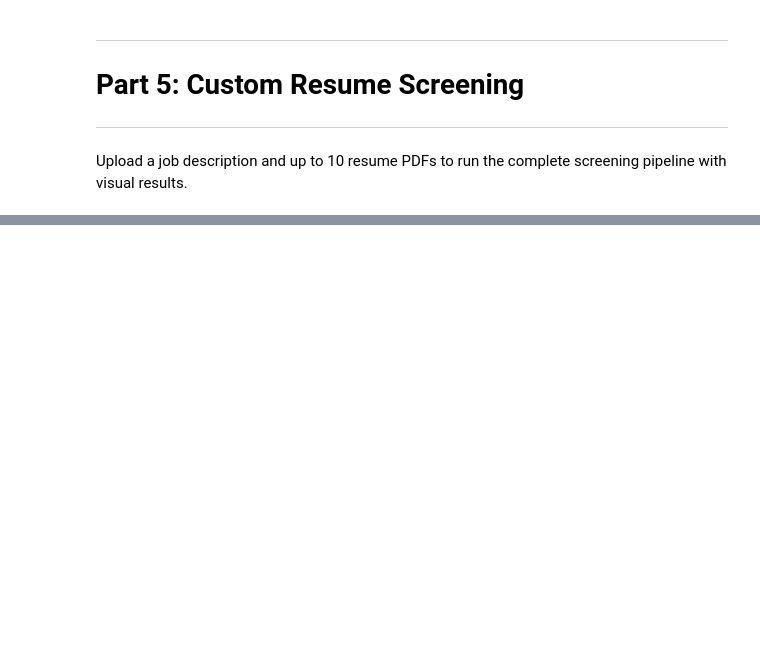
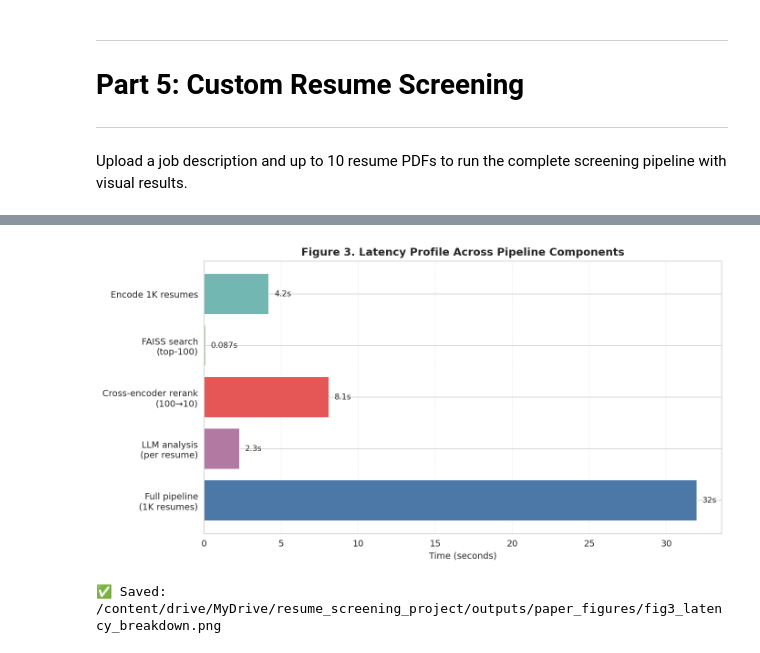
Before and after one commit to Priyankasaha20/Improving-Resume-Screening-Efficiency-in-Student-Placement-Portals-via-Text-Classification, a Jupyter notebook: UNIFIED_Resume_Screening_Pipeline.ipynb, the cells around one changed output, grey strips where cells are left out. Saved outputs shown, nothing was run; the diff lists cells and outputs as text; code cells hidden in the pictures; blank space fills up the shorter version.

```diff
--- a/UNIFIED_Resume_Screening_Pipeline.ipynb
+++ b/UNIFIED_Resume_Screening_Pipeline.ipynb
@@ -1666,0 +1766,31 @@ Saving Resume AD.pdf to Resume AD.pdf
+# %%
+# Figure 3: Pipeline Stage Latency Breakdown
+operations = [
+    'Encode 1K resumes',
+    'FAISS search\n(top-100)',
+    'Cross-encoder rerank\n(100→10)',
+    'LLM analysis\n(per resume)',
+    'Full pipeline\n(1K resumes)'
+]
+time_sec = [4.2, 0.087, 8.1, 2.3, 32.0]
+
+fig, ax = plt.subplots(figsize=(10, 5.2))
+colors = ['#72B7B2', '#54A24B', '#E45756', '#B279A2', '#4C78A8']
+bars = ax.barh(operations, time_sec, color=colors)
+ax.invert_yaxis()
+ax.set_xlabel('Time (seconds)')
+ax.set_title('Figure 3. Latency Profile Across Pipeline Components', weight='bold')
+ax.grid(axis='x', linestyle='--', alpha=0.3)
+
+for bar, t in zip(bars, time_sec):
+    ax.text(bar.get_width() + 0.35, bar.get_y() + bar.get_height()/2,
+            f'{t:.3g}s', va='center', fontsize=9)
+
+fig_path = PAPER_FIG_PATH / 'fig3_latency_breakdown.png'
+plt.tight_layout()
+plt.savefig(fig_path, bbox_inches='tight')
+plt.show()
+print(f'✅ Saved: {fig_path}')
+# %% [output]
+[figure, added]
+✅ Saved: /content/drive/MyDrive/resume_screening_project/outputs/paper_figures/fig3_latency_breakdown.png
```
Also changed, not shown: parts of 16 cells of this notebook.
